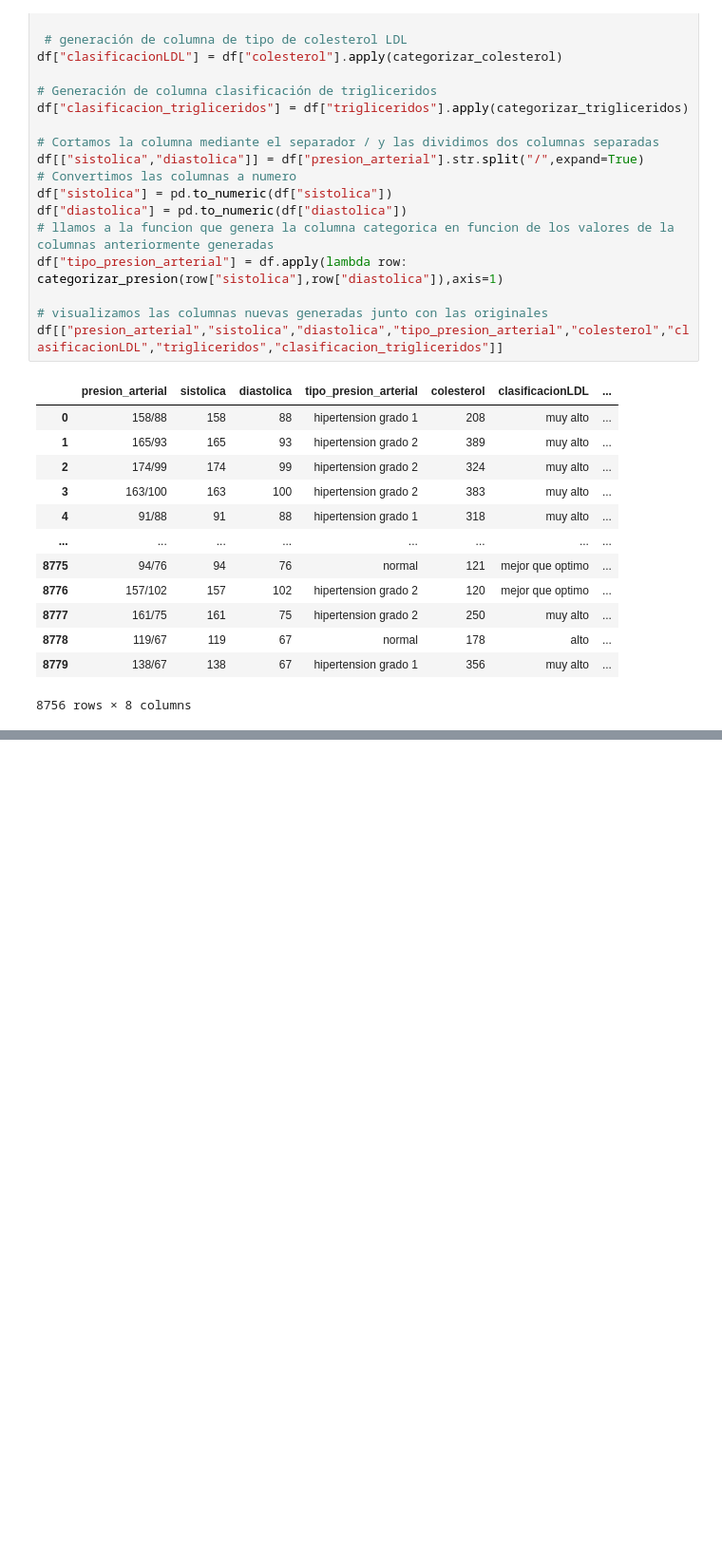
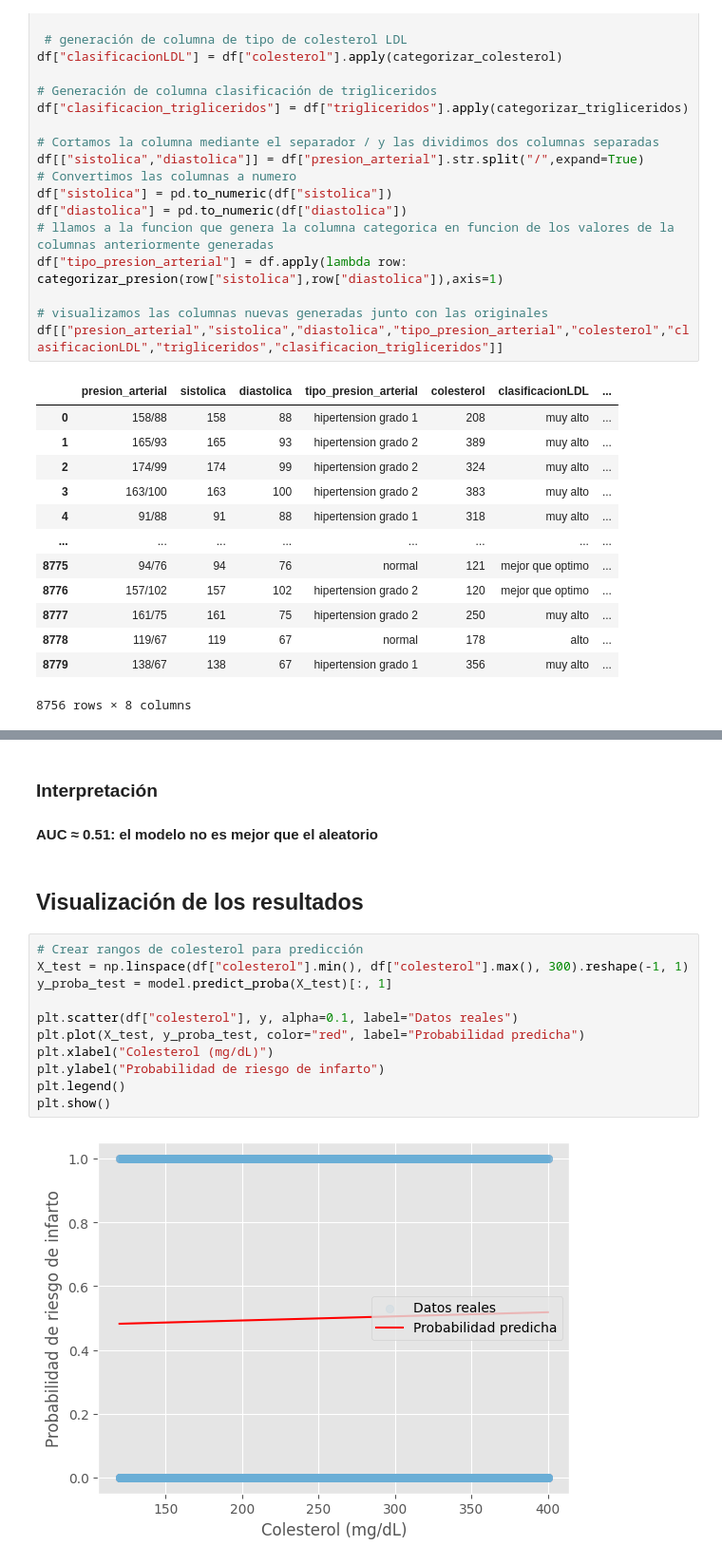
Before and after one commit to nueveonce/DS-Etapa-2-final, a Jupyter notebook: Proyecto_Final_Toledo_Roberto.ipynb, the cells around one changed output, grey strips where cells are left out. Shown at 95% size. Cells and saved outputs as stored; diff of their text form; blank space fills up the shorter version.

```diff
--- a/Proyecto_Final_Toledo_Roberto.ipynb
+++ b/Proyecto_Final_Toledo_Roberto.ipynb
@@ -902,0 +857,18 @@ print(coeficientes)
+# %% [markdown]
+### Interpretación
+#### AUC ≈ 0.51: el modelo no es mejor que el aleatorio
+# %% [markdown]
+## Visualización de los resultados
+# %%
+# Crear rangos de colesterol para predicción
+X_test = np.linspace(df["colesterol"].min(), df["colesterol"].max(), 300).reshape(-1, 1)
+y_proba_test = model.predict_proba(X_test)[:, 1]
+
+plt.scatter(df["colesterol"], y, alpha=0.1, label="Datos reales")
+plt.plot(X_test, y_proba_test, color="red", label="Probabilidad predicha")
+plt.xlabel("Colesterol (mg/dL)")
+plt.ylabel("Probabilidad de riesgo de infarto")
+plt.legend()
+plt.show()
+# %% [output]
+[figure, added]
```
Also changed, not shown: parts of 48 cells of this notebook.
